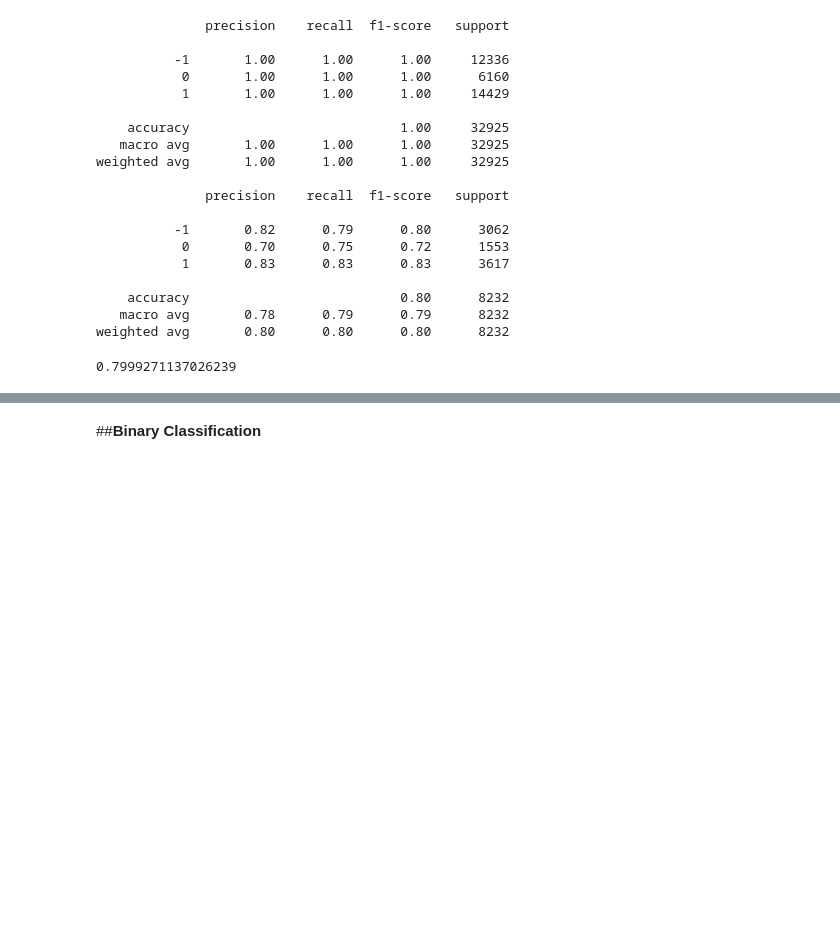
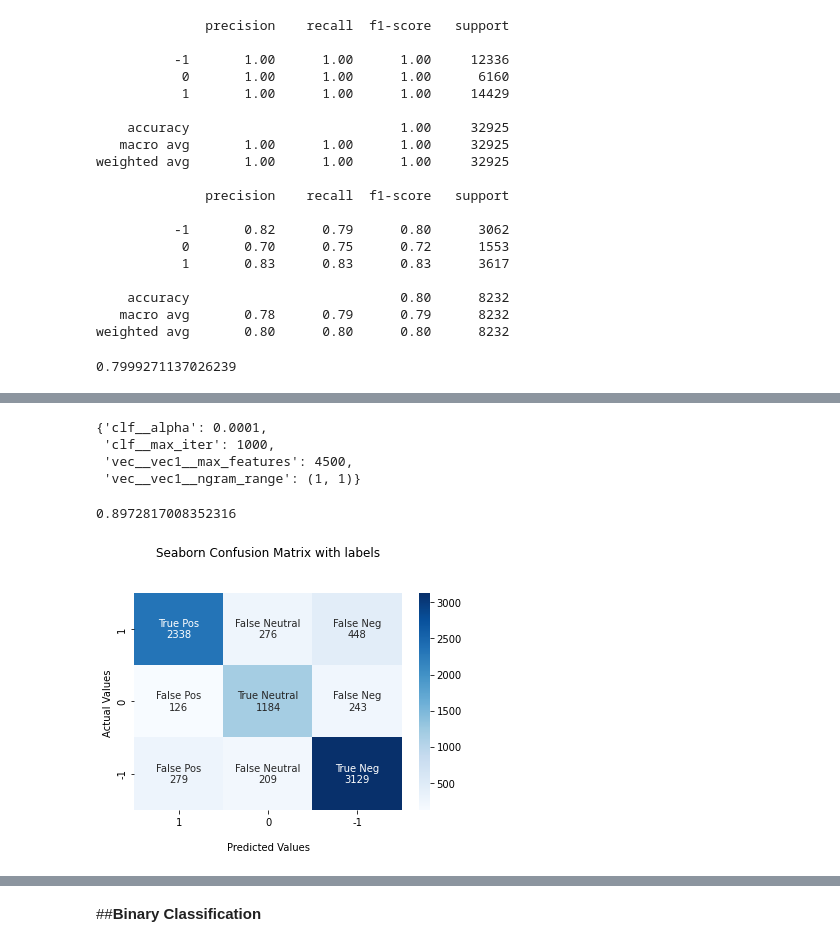
Before and after one commit to Yash1289/CoronaVirus_Tweet_Sentiment, a Jupyter notebook: Coronavirus_Tweet_Sentiment_Analysis_Capstone_Project.ipynb, the cells around one changed output, grey strips where cells are left out. Cells and saved outputs as stored; diff of their text form; code cells hidden in the pictures; blank space fills up the shorter version.

Commit message:
Applying different models for binary classification

```diff
--- a/Coronavirus_Tweet_Sentiment_Analysis_Capstone_Project.ipynb
+++ b/Coronavirus_Tweet_Sentiment_Analysis_Capstone_Project.ipynb
@@ -889,0 +955,22 @@ X_train, X_test, y_train, y_test = train_test_split(X, Y, test_size=0.20, random
+# %%
+sgdc_grid_model = SGDClassifier( )
+
+sgdc_grid_pipe = Pipeline([
+                  ('vec', column_transformer),
+                  ('clf', sgdc_grid_model)
+                ])
+# %%
+# HYperparameter Grid
+param_dict = {'clf__alpha': [0.00001, 0.0001,0.01],
+              "clf__max_iter" : [1000,1100,1250],
+              "vec__vec1__ngram_range" : [(1,1),(1,2)],
+              "vec__vec1__max_features" : [3800,4500]
+              }
+
+kfold = StratifiedKFold(n_splits=2)
+
+
+# Create an instance of the RandomForestRegressor
+sgdc_grid_model = GridSearchCV(sgdc_grid_pipe , param_grid=param_dict , cv = kfold , return_train_score=True, verbose=1)
+
+sgdc_grid_model.fit(X_train, y_train)
@@ -889,0 +994,20 @@ X_train, X_test, y_train, y_test = train_test_split(X, Y, test_size=0.20, random
+# %%
+
+sgdc_grid_model.best_params_
+# %% [output]
+{'clf__alpha': 0.0001,
+ 'clf__max_iter': 1000,
+ 'vec__vec1__max_features': 4500,
+ 'vec__vec1__ngram_range': (1, 1)}
+# %%
+sgdc_grid_model.score(X_train ,y_train)
+# %% [output]
+0.8972817008352316
+# %%
+sgdc_train_grid_preds = sgdc_grid_model.predict(X_train)
+sgdc_test_grid_preds = sgdc_grid_model.predict(X_test)
+# %%
+cf_matrix_sgdc_grid = confusion_matrix(y_test, sgdc_test_grid_preds)
+Improved_cf(cf_matrix_sgdc_grid)
+# %% [output]
+[figure, added]
```
Also changed, not shown: parts of 109 cells of this notebook.
